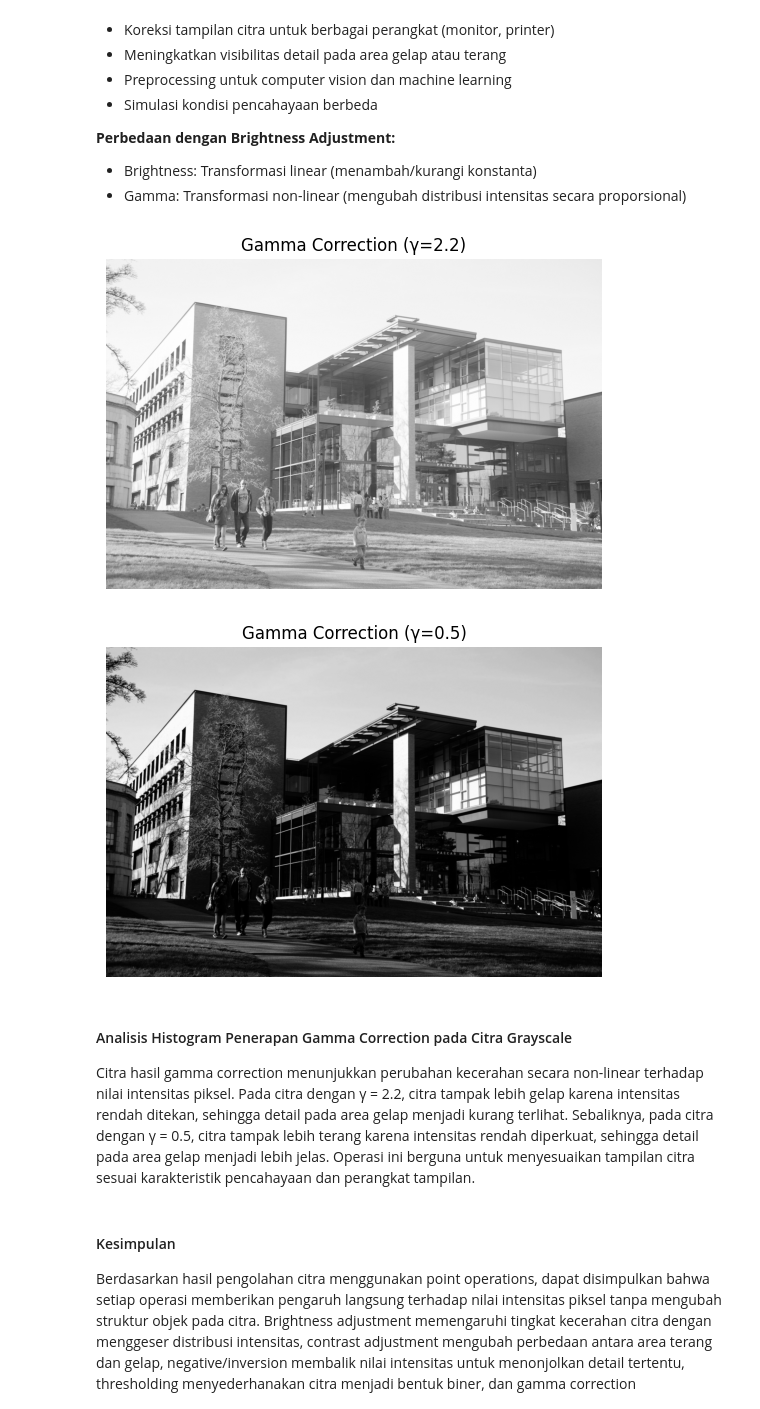
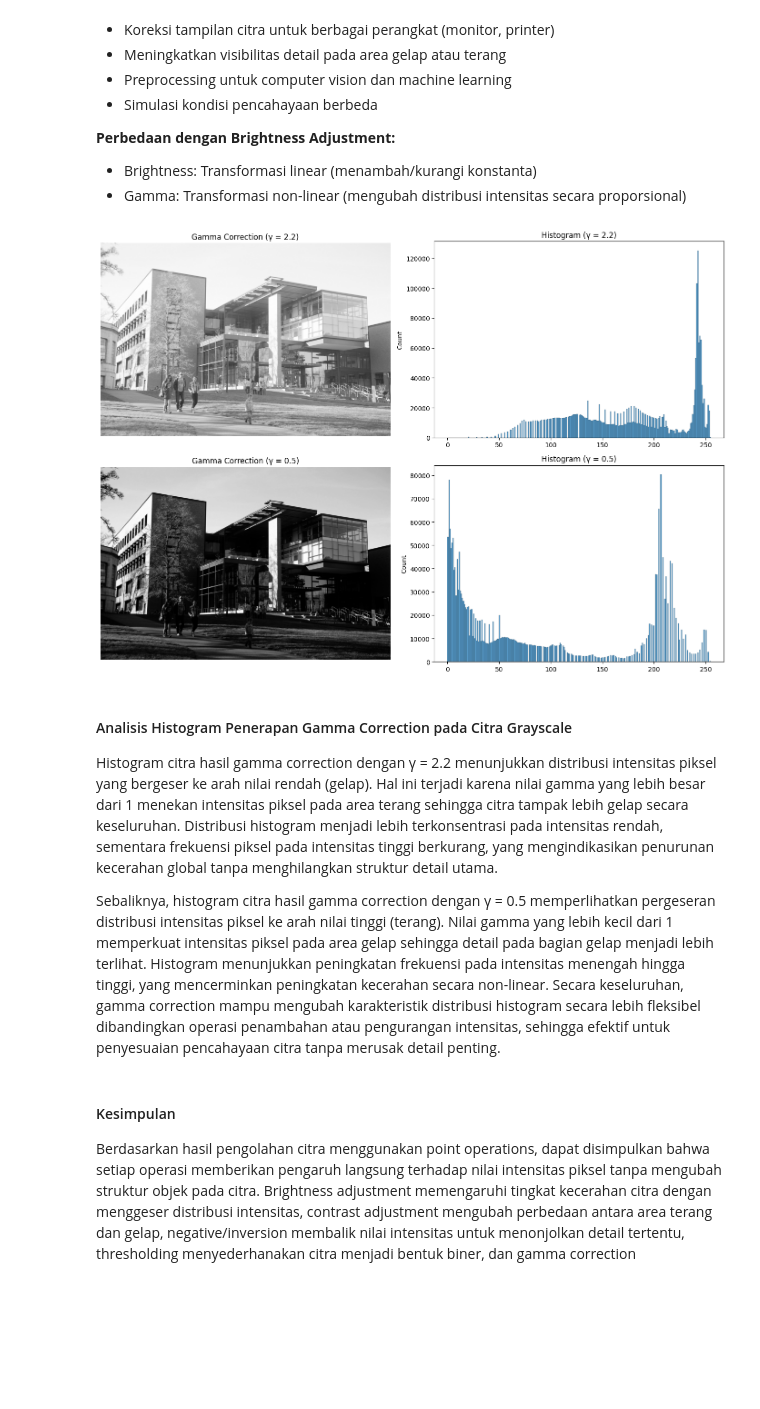
Before and after one commit to Sugiarta123/Quiz-2, a Jupyter notebook: 03_point_operations.ipynb, the cells around one changed output. Saved outputs shown, nothing was run; the diff lists cells and outputs as text; code cells hidden in the pictures; blank space fills up the shorter version.

```diff
--- a/03_point_operations.ipynb
+++ b/03_point_operations.ipynb
@@ -405,23 +472,56 @@ Output = 255 × (Input/255)^(1/gamma)
 - Brightness: Transformasi linear (menambah/kurangi konstanta)
 - Gamma: Transformasi non-linear (mengubah distribusi intensitas secara proporsional)
 # %%
+import cv2
+import numpy as np
+import matplotlib.pyplot as plt
+import seaborn as sns
+
+# Fungsi gamma correction
 def gamma_correction(img, gamma):
     invGamma = 1.0 / gamma
-    table = np.array([(i/255.0)**invGamma * 255 for i in range(256)]).astype("uint8")
+    table = np.array([(i / 255.0) ** invGamma * 255 for i in range(256)]).astype("uint8")
     return cv2.LUT(img, table)
 
-gamma_dark = gamma_correction(img_gray, 2.2)   # gamma > 1 darkens
-gamma_light = gamma_correction(img_gray, 0.5)  # gamma < 1 brightens
+# Pastikan img_gray sudah ada
+img = cv2.imread('Campus.jpg')
+if img is None:
+    raise FileNotFoundError("Image file not found.")
+img_gray = cv2.cvtColor(img, cv2.COLOR_BGR2GRAY)
 
-show_image(gamma_dark, "Gamma Correction (γ=2.2)")
-show_image(gamma_light, "Gamma Correction (γ=0.5)")
+# Gamma correction
+gamma_dark = gamma_correction(img_gray, 2.2)
+gamma_light = gamma_correction(img_gray, 0.5)
+
+# Plot image & histogram
+fig, axes = plt.subplots(2, 2, figsize=(14, 10))
+
+# Gamma > 1 (dark)
+axes[0, 0].imshow(gamma_dark, cmap='gray')
+axes[0, 0].set_title("Gamma Correction (γ = 2.2)")
+axes[0, 0].axis('off')
+
+sns.histplot(gamma_dark.flatten(), bins=256, ax=axes[0, 1])
+axes[0, 1].set_title("Histogram (γ = 2.2)")
+
+# Gamma < 1 (light)
+axes[1, 0].imshow(gamma_light, cmap='gray')
+axes[1, 0].set_title("Gamma Correction (γ = 0.5)")
+axes[1, 0].axis('off')
+
+sns.histplot(gamma_light.flatten(), bins=256, ax=axes[1, 1])
+axes[1, 1].set_title("Histogram (γ = 0.5)")
+
+plt.tight_layout()
+plt.show()
 # %% [output]
-[figure, old version]
+[figure, new version]
-[figure, removed]
 # %% [markdown]
 #### Analisis Histogram Penerapan Gamma Correction pada Citra Grayscale
 
-Citra hasil gamma correction menunjukkan perubahan kecerahan secara non-linear terhadap nilai intensitas piksel. Pada citra dengan γ = 2.2, citra tampak lebih gelap karena intensitas rendah ditekan, sehingga detail pada area gelap menjadi kurang terlihat. Sebaliknya, pada citra dengan γ = 0.5, citra tampak lebih terang karena intensitas rendah diperkuat, sehingga detail pada area gelap menjadi lebih jelas. Operasi ini berguna untuk menyesuaikan tampilan citra sesuai karakteristik pencahayaan dan perangkat tampilan.
+Histogram citra hasil gamma correction dengan γ = 2.2 menunjukkan distribusi intensitas piksel yang bergeser ke arah nilai rendah (gelap). Hal ini terjadi karena nilai gamma yang lebih besar dari 1 menekan intensitas piksel pada area terang sehingga citra tampak lebih gelap secara keseluruhan. Distribusi histogram menjadi lebih terkonsentrasi pada intensitas rendah, sementara frekuensi piksel pada intensitas tinggi berkurang, yang mengindikasikan penurunan kecerahan global tanpa menghilangkan struktur detail utama.
+
+Sebaliknya, histogram citra hasil gamma correction dengan γ = 0.5 memperlihatkan pergeseran distribusi intensitas piksel ke arah nilai tinggi (terang). Nilai gamma yang lebih kecil dari 1 memperkuat intensitas piksel pada area gelap sehingga detail pada bagian gelap menjadi lebih terlihat. Histogram menunjukkan peningkatan frekuensi pada intensitas menengah hingga tinggi, yang mencerminkan peningkatan kecerahan secara non-linear. Secara keseluruhan, gamma correction mampu mengubah karakteristik distribusi histogram secara lebih fleksibel dibandingkan operasi penambahan atau pengurangan intensitas, sehingga efektif untuk penyesuaian pencahayaan citra tanpa merusak detail penting.
 # %% [markdown]
 #### Kesimpulan
 
```
Also changed, not shown: parts of 5 cells of this notebook.
